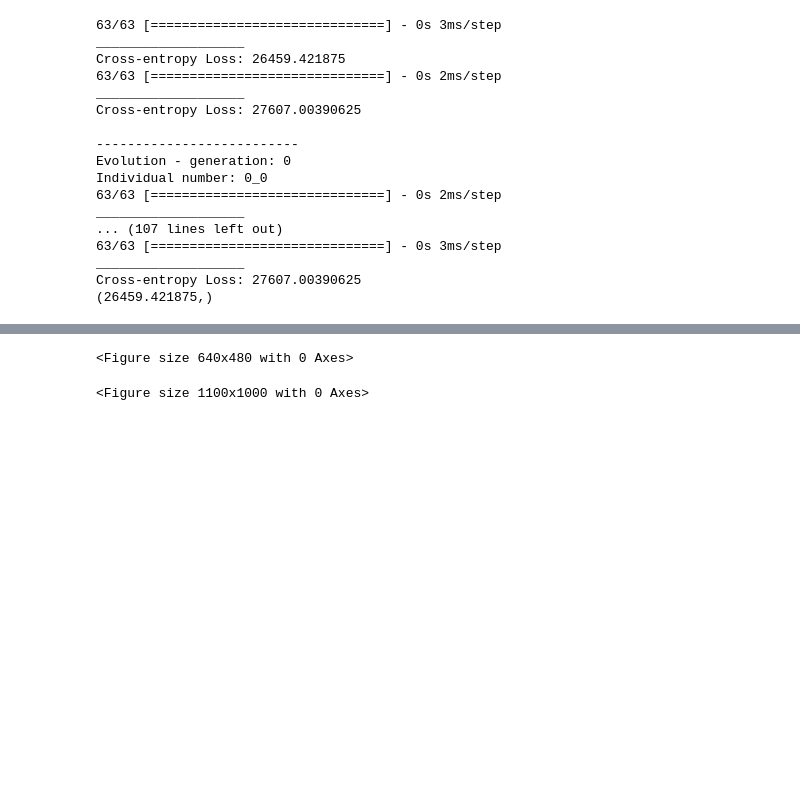
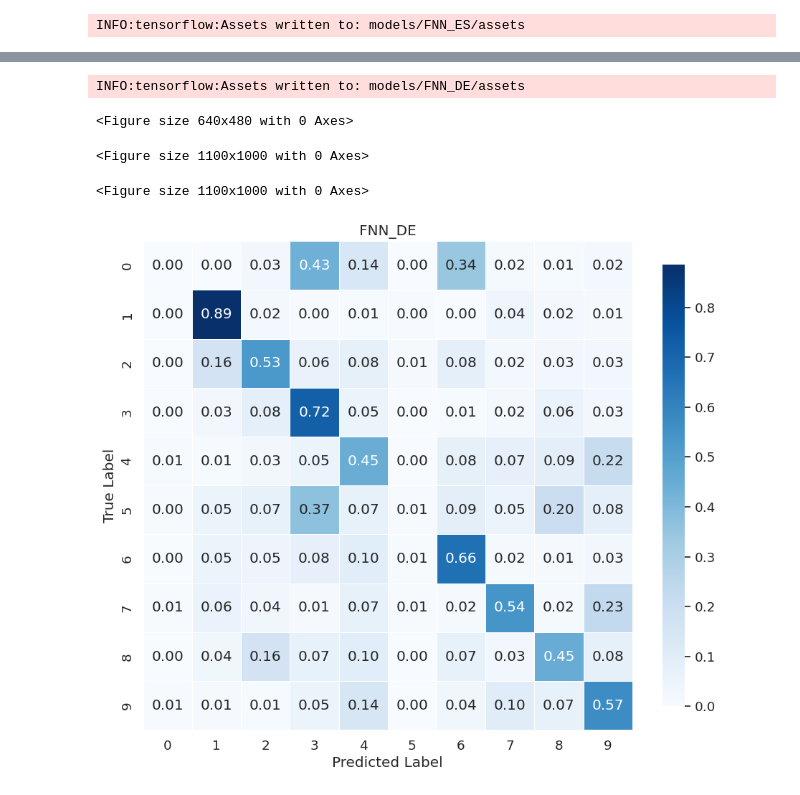
Before and after one commit to Kieru18/POP-4, a Jupyter notebook: experiments.ipynb, the cells around one changed output, grey strips where cells are left out. Cells and saved outputs as stored; diff of their text form; code cells hidden in the pictures; blank space fills up the shorter version.

Commit message:
Good plot

```diff
--- a/experiments.ipynb
+++ b/experiments.ipynb
@@ -49,11 +43,15 @@ class_names = [str(i) for i in range(10)]
 
 models: List[Model] = [
     FNN('SGD'), FNN('ES'), FNN('DE'),
-    CNN('SGD'), CNN('ES'), CNN('DE'),
+    # CNN('SGD'), CNN('ES'), CNN('DE'),
     # CRNN('SGD'), CRNN('ES'), CRNN('DE')
 ]
 
+
+
 for model in models:
+    shape = (1, 28, 28) if 'FNN' in str(model) else (1, 28, 28, 1)
+
     start = time.time()
     if model.info == 'SGD':
         model.compile(optimizer='sgd', loss='categorical_crossentropy', metrics=['accuracy'])
@@ -61,7 +59,7 @@ for model in models:
         history = history_obj.history['accuracy']
 
     elif model.info == 'ES':
-        model.build((1, 28, 28, 1))
+        model.build(shape)
 
         best_individual, pop, history = de_best_1_bin_evolve(population_size=POPULATION_SIZE,
                                                              generations=GENERATIONS,
@@ -77,17 +75,17 @@ for model in models:
         history = np.multiply(history, -1).tolist()
 
     elif model.info == 'DE':
-        model.build((1, 28, 28, 1))
+        model.build(shape)
 
-        best_individual2, pop, history = mu_lambda_es_evolve(mu=5,
-                                                             lambda_=5,
-                                                             sigma=0.1,
-                                                             generations=10,
-                                                             test_images=val_images,
-                                                             test_labels=val_labels,
-                                                             model=model,
-                                                             variant='cross',
-                                                             start_pop=None)
+        best_individual, pop, history = mu_lambda_es_evolve(mu=5,
+                                                            lambda_=5,
+                                                            sigma=0.1,
+                                                            generations=GENERATIONS,
+                                                            test_images=val_images,
+                                                            test_labels=val_labels,
+                                                            model=model,
+                                                            variant='cross',
+                                                            start_pop=None)
 
         model.set_weights(best_individual)
         history = np.multiply(history, -1).tolist()
@@ -129,17 +140 @@ INFO:tensorflow:Assets written to: models/FNN_SGD/assets
-63/63 [==============================] - 0s 3ms/step
-___________________
-Cross-entropy Loss: 26459.421875
-63/63 [==============================] - 0s 2ms/step
-___________________
-Cross-entropy Loss: 27607.00390625
-
---------------------------
-Evolution - generation: 0
-Individual number: 0_0
-63/63 [==============================] - 0s 2ms/step
-___________________
-... (107 lines left out)
-63/63 [==============================] - 0s 3ms/step
-___________________
-Cross-entropy Loss: 27607.00390625
-(26459.421875,)
+INFO:tensorflow:Assets written to: models/FNN_ES/assets
@@ -147,2 +158,5 @@ TypeError: Object of type ndarray is not JSON serializable
-<Figure size 640x480 with 0 Axes>
+INFO:tensorflow:Assets written to: models/FNN_DE/assets
-<Figure size 1100x1000 with 0 Axes>
+<Figure size 640x480 with 0 Axes>
+<Figure size 1100x1000 with 0 Axes>
+<Figure size 1100x1000 with 0 Axes>
+[figure, added]
```
Also changed, not shown: parts of 2 cells of this notebook.
